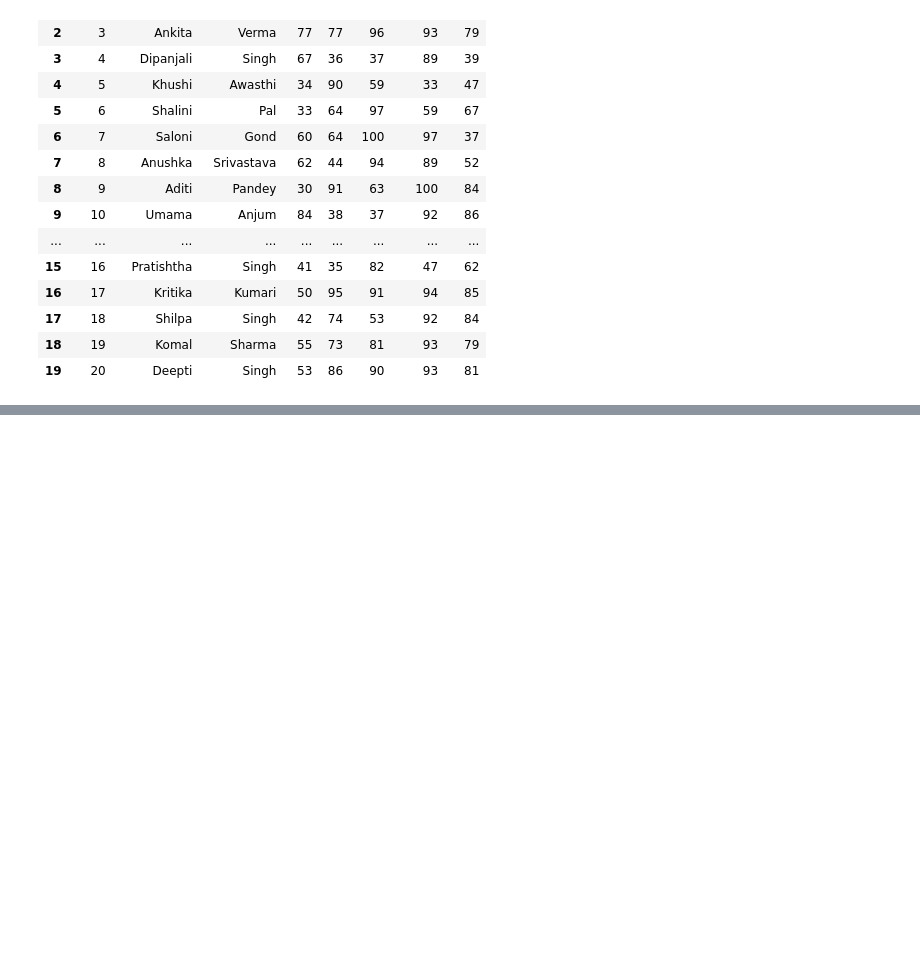
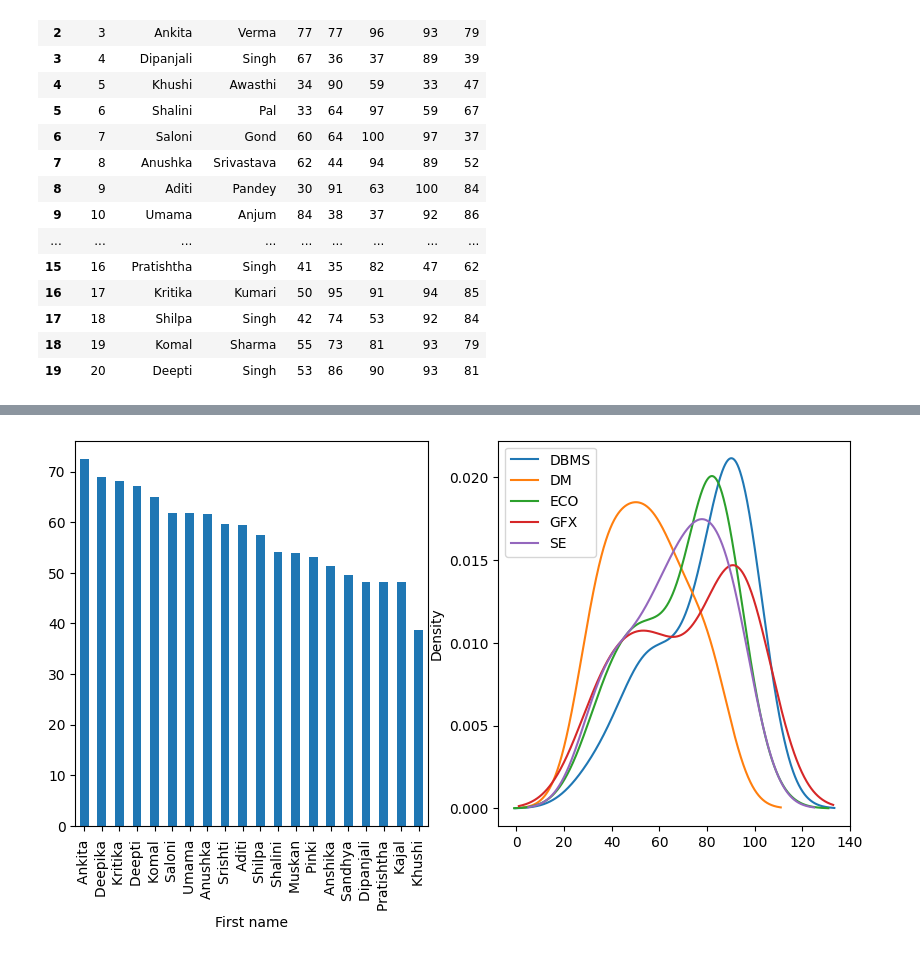
Before and after one commit to anshikayadav12/digipodium-data-analytics, a Jupyter notebook: analysis1.ipynb, the cells around one changed output, grey strips where cells are left out. Saved outputs shown, nothing was run; the diff lists cells and outputs as text; code cells hidden in the pictures; blank space fills up the shorter version.

```diff
--- a/analysis1.ipynb
+++ b/analysis1.ipynb
@@ -53,0 +147,2 @@ marks[['ECO','GFX','DBMS','DM','SE']].plot(kind='area',figsize=(10,5), title='EC
+# %%
+marks['ECO'] += 2 # grace marks
@@ -53,0 +191,2 @@ marks[['ECO','GFX','DBMS','DM','SE']].plot(kind='area',figsize=(10,5), title='EC
+# %%
+marks['total']= marks['DBMS']+ marks['DM'] + marks['ECO'] + marks['GFX'] + marks['SE']+marks['total']
@@ -53,0 +216,2 @@ marks[['ECO','GFX','DBMS','DM','SE']].plot(kind='area',figsize=(10,5), title='EC
+# %%
+marks['total']=marks['percentage']/5
@@ -53,0 +239,3 @@ marks[['ECO','GFX','DBMS','DM','SE']].plot(kind='area',figsize=(10,5), title='EC
+# %%
+#sorting
+marks.sort_values(by='total',ascending=False,inplace=True)
@@ -53,0 +263,8 @@ marks[['ECO','GFX','DBMS','DM','SE']].plot(kind='area',figsize=(10,5), title='EC
+# %%
+fig,ax = plt.subplots(figsize=(10,5), ncols=2)
+marks['total'].plot(kind='bar',ax=ax[0])
+cols = ['DBMS','DM','ECO','GFX','SE']
+marks[cols].plot(kind='kde', ax=ax[1])
+plt.show()
+# %% [output]
+[figure, added]
```
Also changed, not shown: parts of 15 cells of this notebook.
